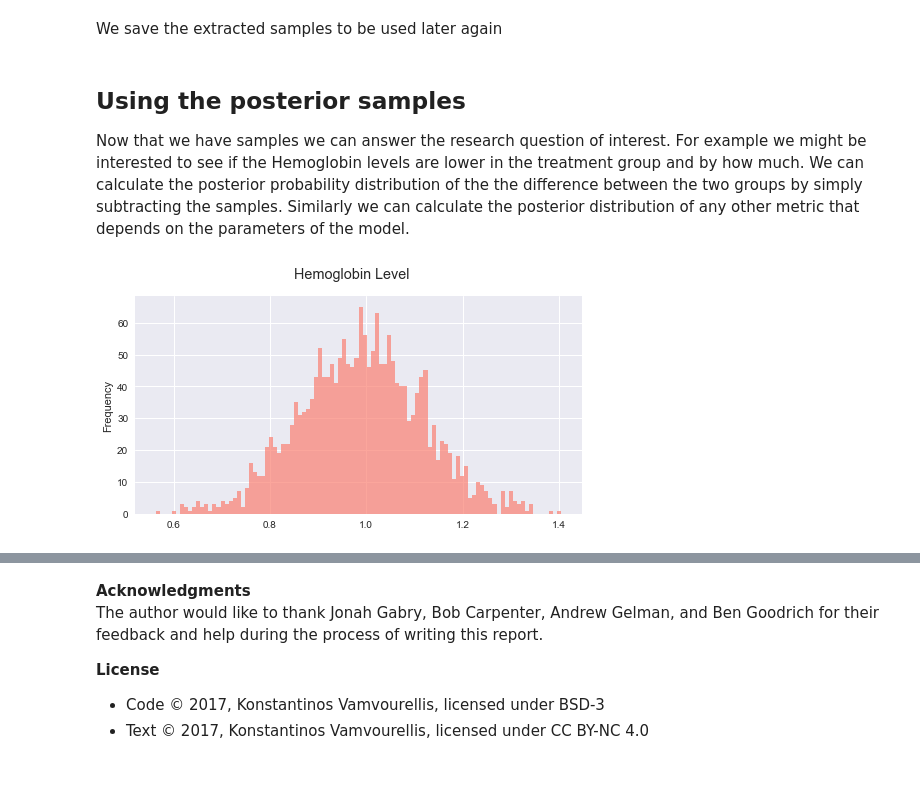
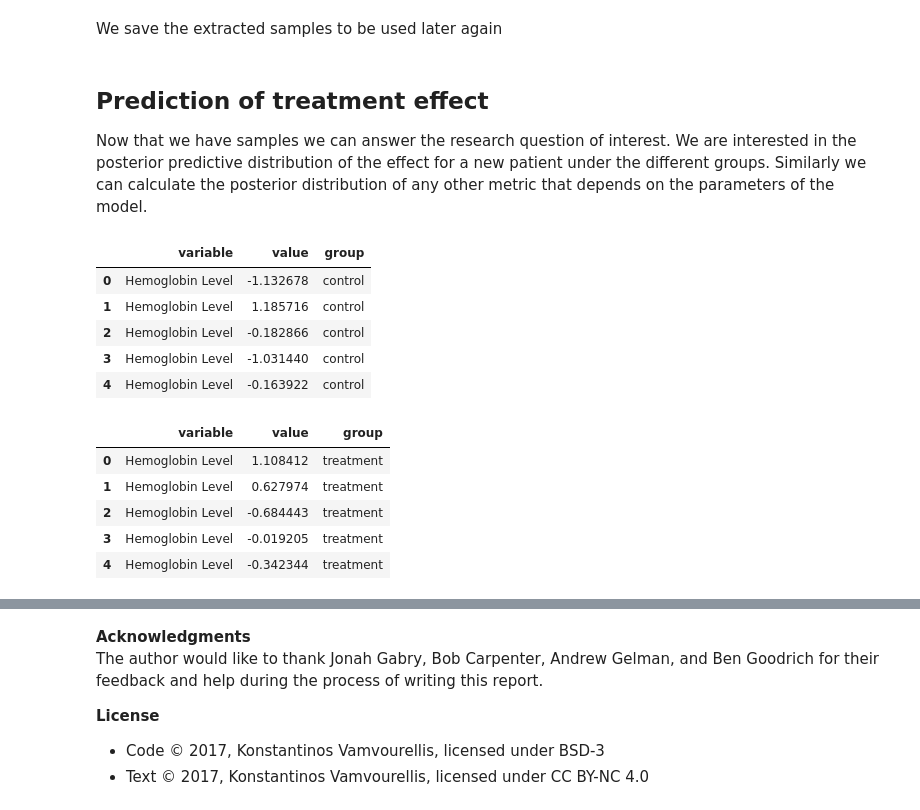
Before and after one commit to bayesways/mixed-data, a Jupyter notebook: notebooks/rosi_py.ipynb, the cells around one changed output, grey strips where cells are left out. Cells and saved outputs as stored; diff of their text form; code cells hidden in the pictures; blank space fills up the shorter version.

```diff
--- a/notebooks/rosi_py.ipynb
+++ b/notebooks/rosi_py.ipynb
@@ -396,17 +395,6 @@ We save the extracted samples to be used later again
 post_samples_treat = fit_treat.extract(permuted=True)  # return a dictionary of arrays
 pickle.dump(post_samples_treat, open("fit_treat.pkl", "wb"))
 # %% [markdown]
-## Using the posterior samples
+## Prediction of treatment effect
 
-Now that we have samples we can answer the research question of interest. For example we might be interested to see if the Hemoglobin levels are lower in the treatment group and by how much. We can calculate the posterior probability distribution of the the difference between the two groups by simply subtracting the samples. Similarly we can calculate the posterior distribution of any other metric that depends on the parameters of the model.
+Now that we have samples we can answer the research question of interest. We are interested in the posterior predictive distribution of the effect for a new patient under the different groups. Similarly we can calculate the posterior distribution of any other metric that depends on the parameters of the model.
-# %%
-title = "Hemoglobin Level"
-diff = post_samples_control['mu'][:,0] - post_samples_treat['mu'][:,0]
-df = pd.DataFrame(diff)
-ax = df.plot.hist(subplots=True, title=title, color=color,
-                  sharex=True, sharey =False,
-                  alpha=alpha, bins=bins,
-                  legend = False,
-                  figsize=(8,4));
-# %% [output]
-[figure, removed]
@@ -412,0 +413,26 @@ ax = df.plot.hist(subplots=True, title=title, color=color,
+# %%
+df1 = pd.DataFrame(predictive_dist(post_samples_control, Kc))
+df1.columns = effect_names
+df1 = df1.melt()
+df1['group']='control'
+df1.head()
+# %% [output]
+|  | variable | value | group |
+| 0 | Hemoglobin Level | -1.132678 | control |
+| 1 | Hemoglobin Level | 1.185716 | control |
+| 2 | Hemoglobin Level | -0.182866 | control |
+| 3 | Hemoglobin Level | -1.031440 | control |
+| 4 | Hemoglobin Level | -0.163922 | control |
+# %%
+df2 = pd.DataFrame(predictive_dist(post_samples_treat, Kc))
+df2.columns = effect_names
+df2 = df2.melt()
+df2['group']='treatment'
+df2.head()
+# %% [output]
+|  | variable | value | group |
+| 0 | Hemoglobin Level | 1.108412 | treatment |
+| 1 | Hemoglobin Level | 0.627974 | treatment |
+| 2 | Hemoglobin Level | -0.684443 | treatment |
+| 3 | Hemoglobin Level | -0.019205 | treatment |
+| 4 | Hemoglobin Level | -0.342344 | treatment |
```
Also changed, not shown: parts of 7 cells of this notebook.
